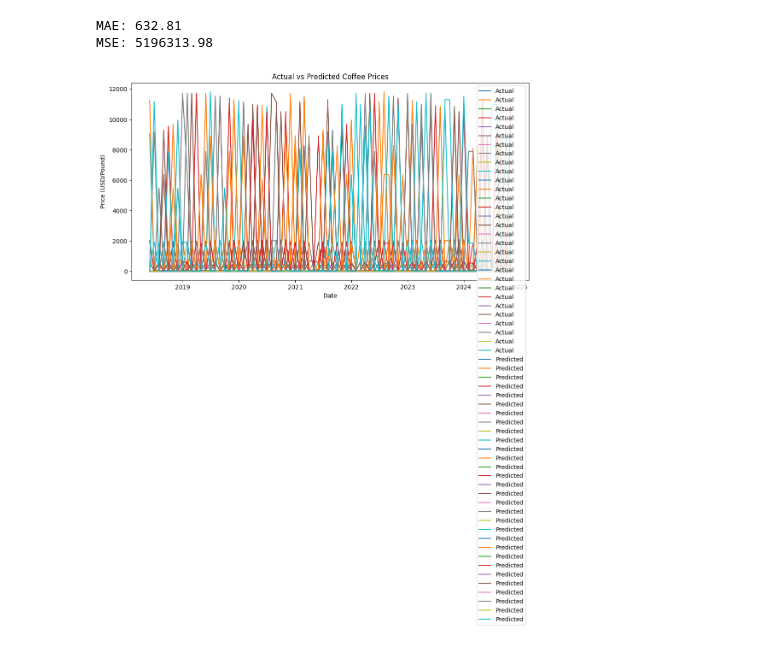
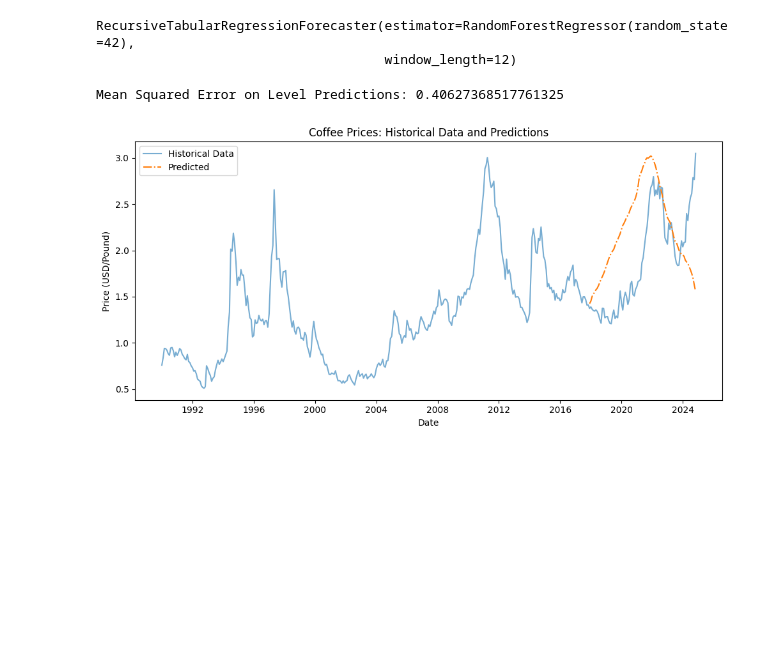
Before and after one commit to NicolasMSalas/eco395m_ml_coffee_trees, a Jupyter notebook: code/rand_forest.ipynb, the cells around one changed output. Saved outputs shown, nothing was run; the diff lists cells and outputs as text; code cells hidden in the pictures; blank space fills up the shorter version.

Commit message:
Rand_forest model

```diff
--- a/code/rand_forest.ipynb
+++ b/code/rand_forest.ipynb
@@ -85,24 +41,0 @@ TypeError: The number of time points in the training data does not match that in
-# %%
-def print_metrics(y_true, y_pred):
-    print(f"MAE: {mean_absolute_error(y_true, y_pred):.2f}")
-    print(f"MSE: {mean_squared_error(y_true, y_pred):.2f}")
-
-# Reshape y_test and y_pred if they are 3-dimensional
-if y_test.ndim == 3 and y_test.shape[1] == 1:
-    y_test = y_test.reshape(y_test.shape[0], y_test.shape[2])
-
-if y_pred.ndim == 3 and y_pred.shape[1] == 1:
-    y_pred = y_pred.reshape(y_pred.shape[0], y_pred.shape[2])
-
-# Convert y_test and y_pred to 1-dimensional if they have only one feature
-if y_test.ndim == 2 and y_test.shape[1] == 1:
-    y_test = y_test.flatten()
-
-if y_pred.ndim == 2 and y_pred.shape[1] == 1:
-    y_pred = y_pred.flatten()
-
-# Print metrics
-print_metrics(y_test, y_pred)
-# %% [output]
-MAE: 632.81
-MSE: 5196313.98
@@ -109,11 +47,43 @@ MSE: 5196313.98
+# %%
+y_train, y_test, X_train, X_test = temporal_train_test_split(y_diff, X_diff, test_size=0.2)
+# %%
+forecaster = make_reduction(
+    RandomForestRegressor(random_state=42),
+    strategy="recursive",
+    window_length=12
+)
+# %%
+forecaster.fit(y_train, X=X_train)
+# %% [output]
+RecursiveTabularRegressionForecaster(estimator=RandomForestRegressor(random_state=42),
+                                     window_length=12)
+# %%
+fh = np.arange(1, len(y_test) + 1)
+y_pred_diff = forecaster.predict(fh, X=X_test)
+
+last_train_level = merged_df['Coffee'].loc[y_train.index[-1]]
+y_pred_level = y_pred_diff.cumsum() + last_train_level
+
+y_test_level = y_test.cumsum() + last_train_level
+
+
+mse_level = mean_squared_error(y_test_level, y_pred_level)
+print("Mean Squared Error on Level Predictions:", mse_level)
+# %% [output]
+Mean Squared Error on Level Predictions: 0.40627368517761325
 # %%
-plt.figure(figsize=(12, 6))
-plt.plot(merged_df.index[-len(y_test):], y_test, label='Actual')
-plt.plot(merged_df.index[-len(y_test):], y_pred, label='Predicted')
-plt.title('Actual vs Predicted Coffee Prices')
+plt.figure(figsize=(10, 5))
+
+plt.plot(merged_df.index, merged_df['Coffee'], label='Historical Data', alpha=0.6)
+
+test_dates = merged_df.index[-len(y_test):]
+plt.plot(test_dates, y_pred_level, label='Predicted', linestyle='-.')
+
+plt.title('Coffee Prices: Historical Data and Predictions')
 plt.xlabel('Date')
 plt.ylabel('Price (USD/Pound)')
 plt.legend()
+plt.tight_layout()
 plt.show()
 # %% [output]
-[figure, old version]
+[figure, new version]
```
Also changed, not shown: parts of 8 cells of this notebook.
